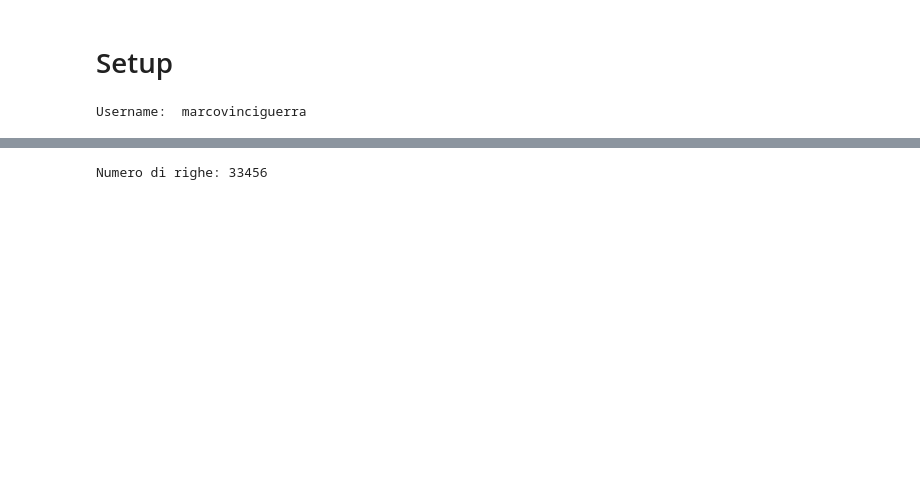
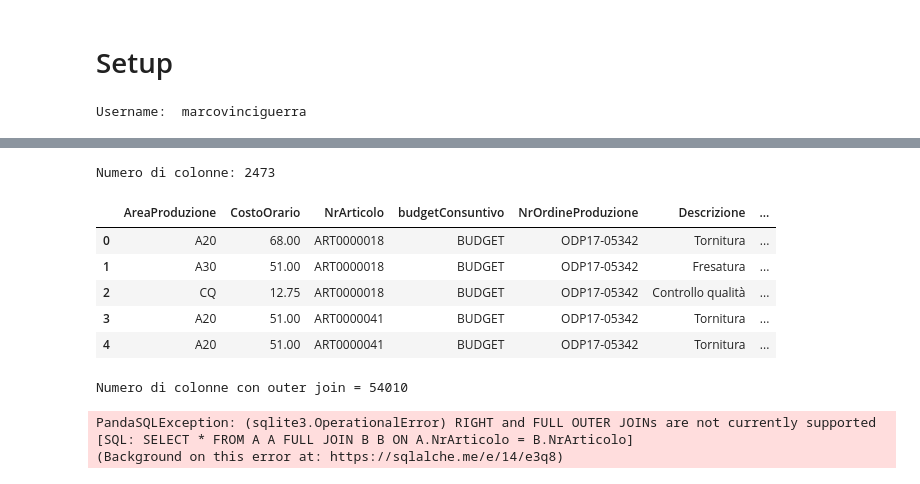
Before and after one commit to VinciGit00/SCGProject, a Jupyter notebook: Datasets/DataElaboration/outerjoinprova.ipynb, the cells around one changed output, grey strips where cells are left out. Cells and saved outputs as stored; diff of their text form; code cells hidden in the pictures; blank space fills up the shorter version.

```diff
--- a/Datasets/DataElaboration/outerjoinprova.ipynb
+++ b/Datasets/DataElaboration/outerjoinprova.ipynb
@@ -142,7 +170,29 @@ Numero di righe: 3791
+# %%
+B= sqldf(
+    "SELECT * FROM dfCostoOrarioBudget O JOIN dfImpiegoRisorse C ON O.Risorsa = C.Risorsa AND O.AreaProduzione = C.NrAreaProduzione WHERE C.budgetConsuntivo ='BUDGET'")
+print("Numero di colonne: "+str(B.shape[0]))
+
+del B['Unnamed: 0']
+del B['Risorsa']
+
+
+B.head()
+# %% [output]
+Numero di colonne: 2473
+|  | AreaProduzione | CostoOrario | NrArticolo | budgetConsuntivo | NrOrdineProduzione | Descrizione | ... |
+| 0 | A20 | 68.00 | ART0000018 | BUDGET | ODP17-05342 | Tornitura | ... |
+| 1 | A30 | 51.00 | ART0000018 | BUDGET | ODP17-05342 | Fresatura | ... |
+| 2 | CQ | 12.75 | ART0000018 | BUDGET | ODP17-05342 | Controllo qualità | ... |
+| 3 | A20 | 51.00 | ART0000041 | BUDGET | ODP17-05342 | Tornitura | ... |
+| 4 | A20 | 51.00 | ART0000041 | BUDGET | ODP17-05342 | Tornitura | ... |
 # %%
-outer_join_df = pd.merge(dfConsumi, dfImpiegoRisorse,
-                         on='NrArticolo', how='outer')
+outer_join_df = pd.merge(A, B, on='NrArticolo', how='outer')
+print("Numero di colonne con outer join = "+str(outer_join_df.shape[0]))
 
-print("Numero di righe: "+str(outer_join_df.shape[0]))
+normale = sqldf("SELECT * FROM A A JOIN B B ON A.NrArticolo = B.NrArticolo")
+print("Numero di colonne con  sqldf = "+str(normale.shape[0]))
 # %% [output]
-Numero di righe: 33456
+Numero di colonne con outer join = 54010
+PandaSQLException: (sqlite3.OperationalError) RIGHT and FULL OUTER JOINs are not currently supported
+[SQL: SELECT * FROM A A FULL JOIN B B ON A.NrArticolo = B.NrArticolo]
+(Background on this error at: https://sqlalche.me/e/14/e3q8)
```
Also changed, not shown: parts of 8 cells of this notebook, 12 other files.
